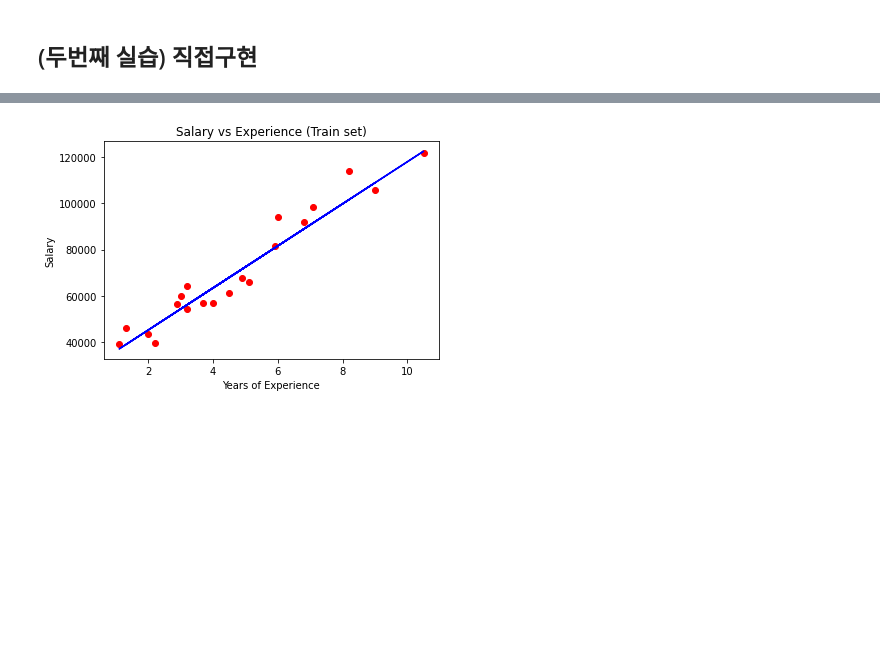
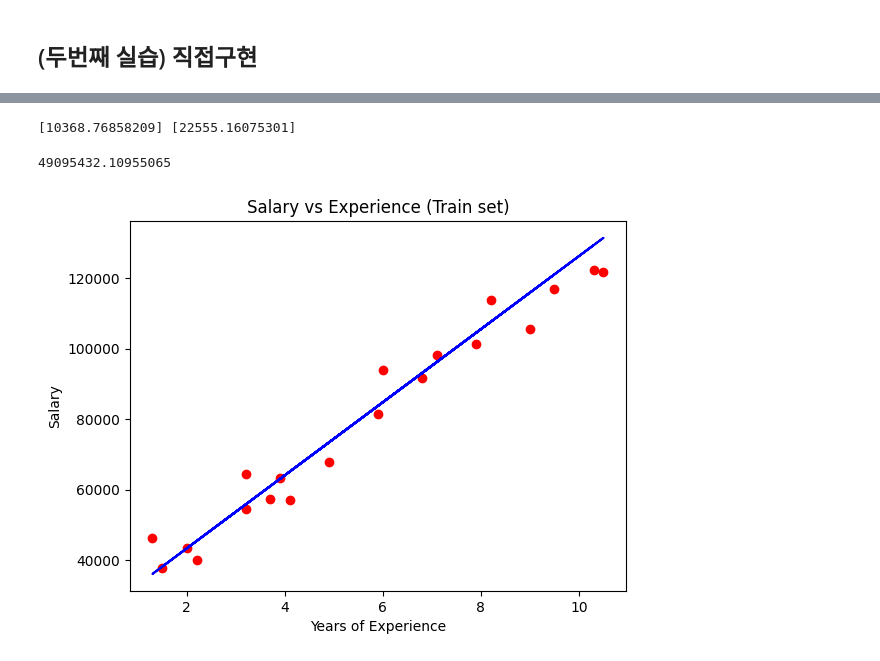
Before and after one commit to KMA-AIData/ML, a Jupyter notebook: CH03/CH03_실습_linear_regression.ipynb, the cells around one changed output, grey strips where cells are left out. Cells and saved outputs as stored; diff of their text form; code cells hidden in the pictures; blank space fills up the shorter version.

```diff
--- a/CH03/CH03_실습_linear_regression.ipynb
+++ b/CH03/CH03_실습_linear_regression.ipynb
@@ -260,13 +151,56 @@ print(result)
+# %%
+'''
+(3) (모델 측면) 선형 회귀 모델 불러오기
+선형회귀를 위해 필요한 함수 및 변수를 선언한다.
+'''
+w_1 = 10  # 가중치 초기화
+w_0 = 10
+lr = 0.0025	 # 학습률(일반적인 경우 0 < lr < 1)
+
+def linear_regressor(X):
+	return w_1 * X + w_0
+
+def mean_squared_error_loss(y_pred, y):
+  return (y_pred - y) * (y_pred - y)
+
+def gradient_descent(X, y, y_pred):
+	global w_1, w_0
+	w_1 = w_1 - lr * 2 * X * (y_pred - y)
+	w_0 = w_0 - lr * 2 * 1 * (y_pred - y)
+# %%
+'''
+(4) (학습 과정) 모델 학습 하기
+(3)에서 구현한 함수를 통해 모델을 학습한다.
+1) 가중치 초기화 2) 손실함수 계산 3) 가중치 업데이트를 모두 사용한다.
+'''
+for epoch in range(100):                  # 원하는 만큼 반복횟수를 설정해준다,
+	for X, y in zip(X_train, y_train):
+		y_pred = linear_regressor(X)          # 모델의 예측값 추출
+		loss = mean_squared_error_loss(y_pred, y)  # 손실값 계산
+		gradient_descent(X, y, y_pred)        # 손실값을 통한 경사하강법으로 w1, w0 업데이트
+print(w_1, w_0)
+# %% [output]
+[10368.76858209] [22555.16075301]
+# %%
+'''
+(5) (성능 평가) 학습된 모델을 대상으로 테스트 데이터로 평가하기
+sklearn 라이브러리와 동일
+'''
+y_pred = linear_regressor(X_test).flatten()  # 예측단계에서는 테스트데이터만 사용된다.
+result = mean_squared_error(y_pred, y_test)
+print(result)
+# %% [output]
+49095432.10955065
 # %%
-# 참고 - 시각화
-# 내가 구현한 값과 라이브러를 통해 구현한 값의 차이를 확인해보자
-# 훈련 데이터셋에 대한 시각화 (빨간색)
+'''
+훈련 데이터셋에 대한 시각화 (빨간색)
+'''
 plt.scatter(X_train, y_train, color = 'red')
-plt.plot(X_train, [(w1 * x + w0) for x in X_train], color = 'blue')
+plt.plot(X_train, [(w_1 * x + w_0) for x in X_train], color = 'blue')
 plt.title('Salary vs Experience (Train set)')
 plt.xlabel('Years of Experience')
 plt.ylabel('Salary')
 plt.show()
 # %% [output]
-[figure, old version]
+[figure, new version]
 # %%
```
Also changed, not shown: parts of 25 cells of this notebook, 28 other files.
